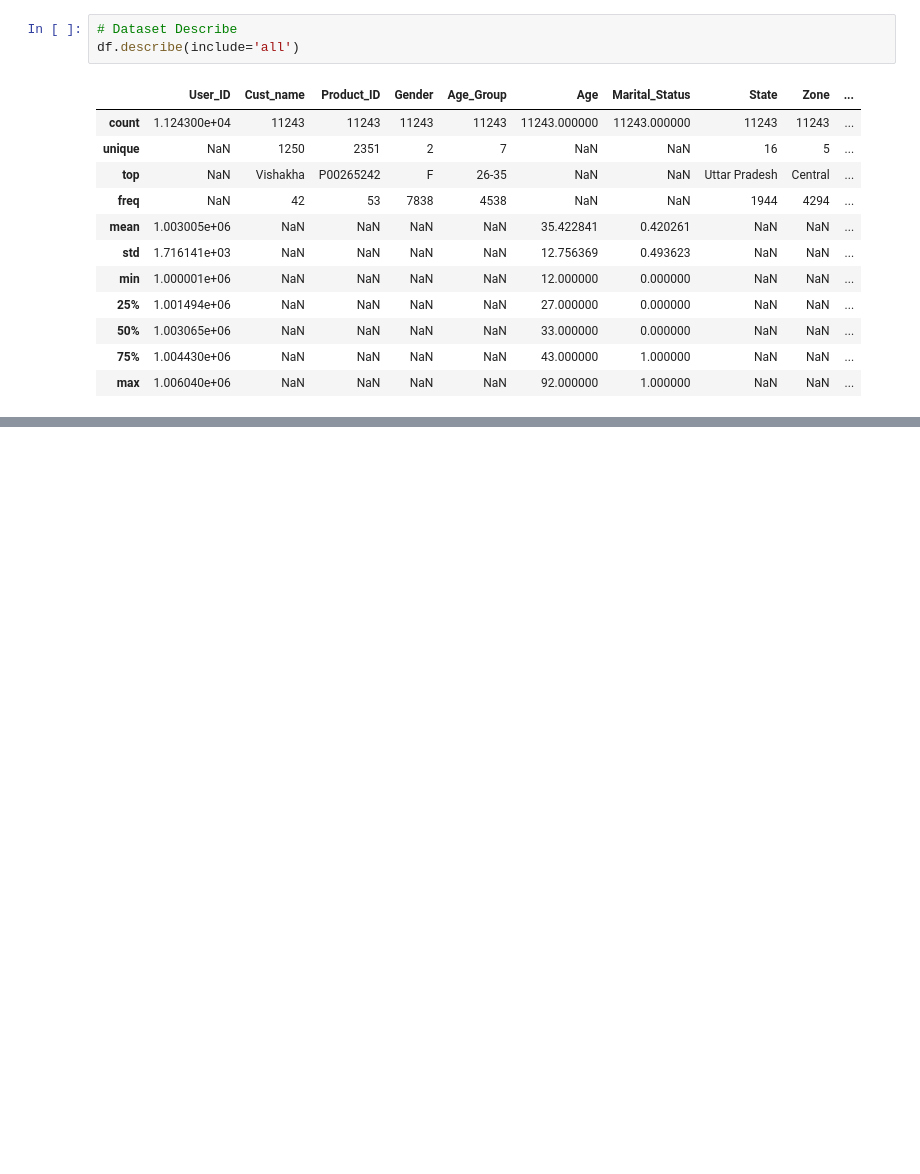
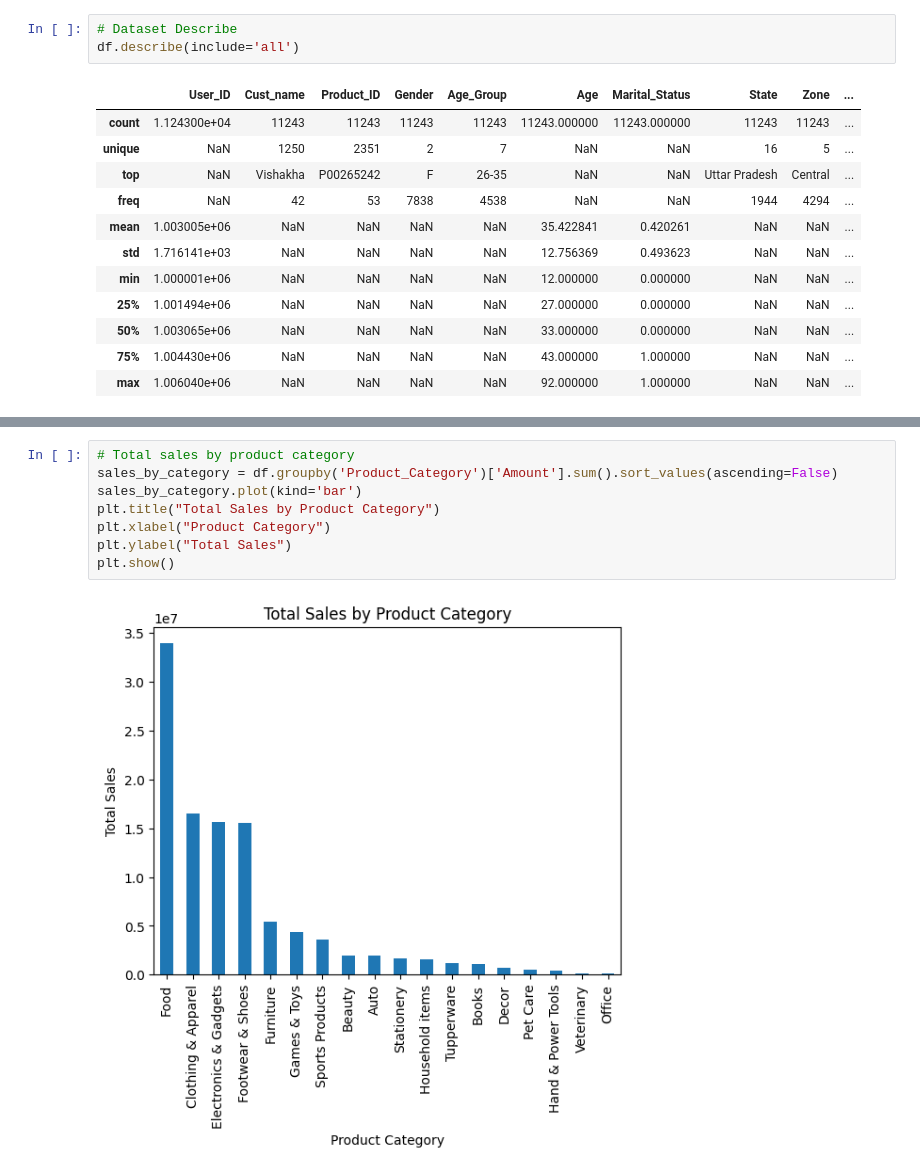
Before and after one commit to harshada4912/Diwali-Sales-Analytics-Pyhton, a Jupyter notebook: Diwali_Sales_Analytics.ipynb, the cells around one changed output, grey strips where cells are left out. Cells and saved outputs as stored; diff of their text form; blank space fills up the shorter version.

```diff
--- a/Diwali_Sales_Analytics.ipynb
+++ b/Diwali_Sales_Analytics.ipynb
@@ -320,0 +341,10 @@ df.describe(include='all')
+# %%
+# Total sales by product category
+sales_by_category = df.groupby('Product_Category')['Amount'].sum().sort_values(ascending=False)
+sales_by_category.plot(kind='bar')
+plt.title("Total Sales by Product Category")
+plt.xlabel("Product Category")
+plt.ylabel("Total Sales")
+plt.show()
+# %% [output]
+[figure, added]
```
Also changed, not shown: parts of 7 cells of this notebook.
